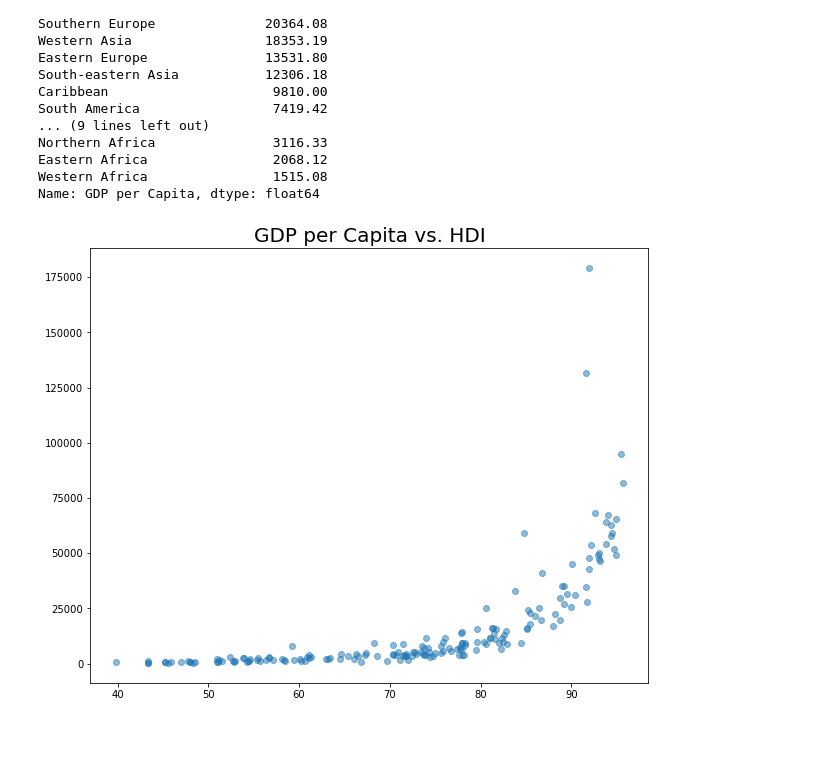
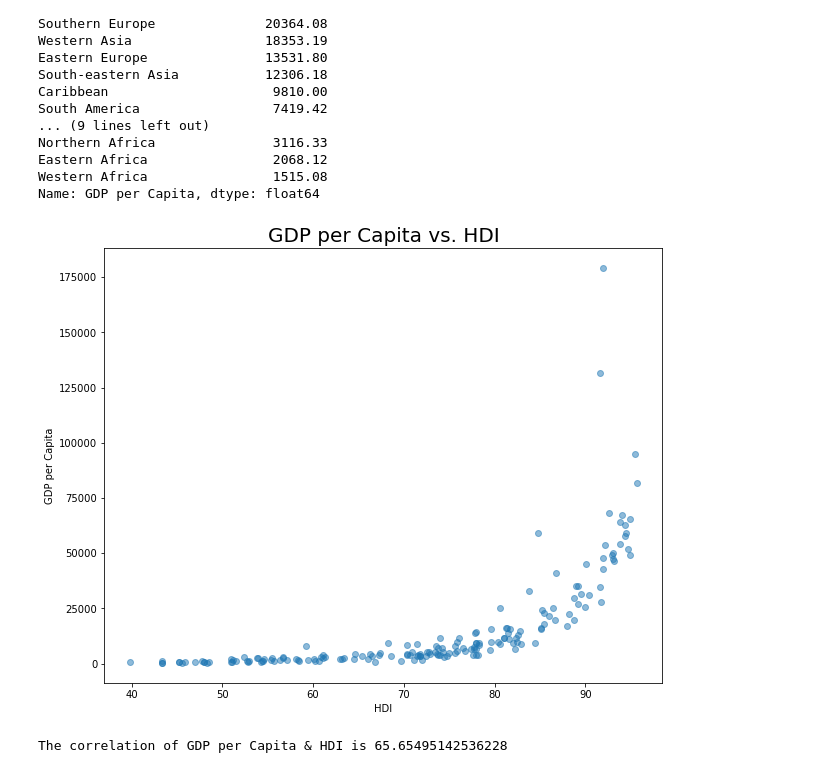
Before and after one commit to mtm1186/Human-Development-Index-HDI-, a Jupyter notebook: HumanDevelopmentIndex.ipynb, the cells around one changed output. Drawn from its saved outputs; the diff is of its cells as text; code cells hidden in the pictures; blank space fills up the shorter version.

```diff
--- a/HumanDevelopmentIndex.ipynb
+++ b/HumanDevelopmentIndex.ipynb
@@ -324,3 +333,5 @@ df1 = pd.DataFrame(all_rows)
+# %%
+df1.rename(columns = {"Country or Area":"Country"},inplace = True)
 # %%
 df1
 # %% [output]
@@ -344,2 +350,0 @@ headings
-# %%
-df1.rename(columns = {0:'Country',1:'Sub-Subregion',2:'Subregion',3:'Region',4:'UNSD M49 Codes'}, inplace = True)
@@ -406,6 +407,12 @@ regions = {"Republic of Ireland": "Europe",
                   }
 # %%
 df['Region'] = df['Region'].fillna(df.Country.map(regions))
+# %%
+#drop HDI chage 5yrs because on the website this data had an up or down arrow associated with the number representing
+#if the change had been positive or negative. However, these symbols were not brought over when scraped from wikipedia
+#making their values unknown, therefore we will drop the column.
+
+df.drop(columns = ('HDI Change (5 yrs)'), inplace = True)
 # %%
 df.info()
 # %% [output]
@@ -639,0 +662,4 @@ df_gdp = pd.DataFrame(gdp_data)
+# %%
+#call function and get print out of column headers (due to multiple column headers the incorrect number of column
+#headers is printed. Must use original webscraper function and relabel column headers later.)
+df_gdp = webscraper(url_gdp)
@@ -733,10 +762,15 @@ Eastern Africa                2068.12
 Western Africa                1515.08
 Name: GDP per Capita, dtype: float64
 # %%
-
 plt.figure(figsize = (10,8))
 plt.title('GDP per Capita vs. HDI', size = 20)
 plt.scatter(df['HDI (2020 Report)'], df['GDP per Capita'], alpha=0.5)
+plt.ylabel('GDP per Capita')
+plt.xlabel('HDI')
 plt.show()
 # %% [output]
-[figure, old version]
+[figure, new version]
+# %%
+print(f"The correlation of GDP per Capita & HDI is {df['HDI (2020 Report)'].corr(df['GDP per Capita'])*100}")
+# %% [output]
+The correlation of GDP per Capita & HDI is 65.65495142536228
```
Also changed, not shown: parts of 87 cells of this notebook.
